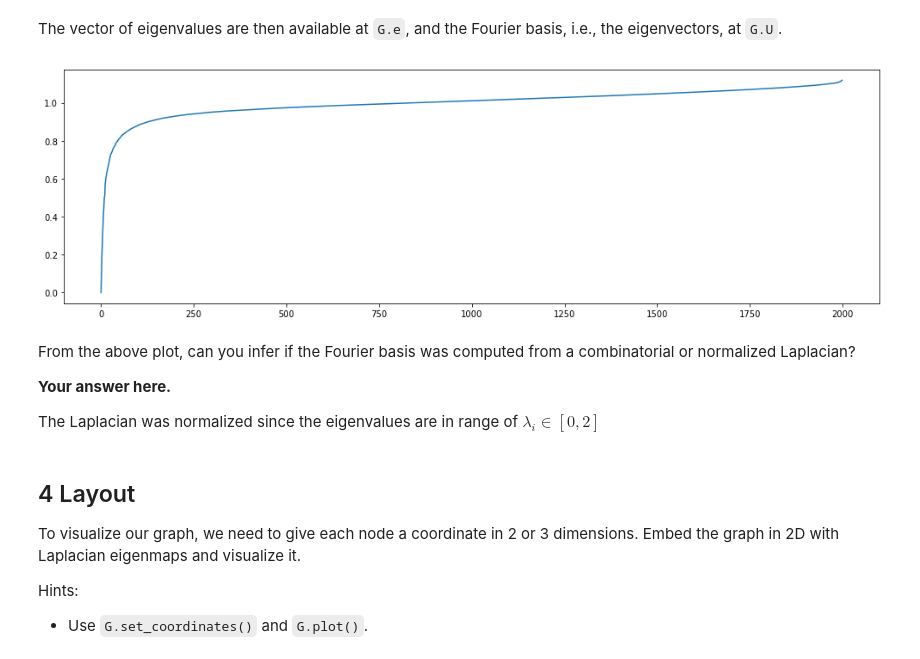
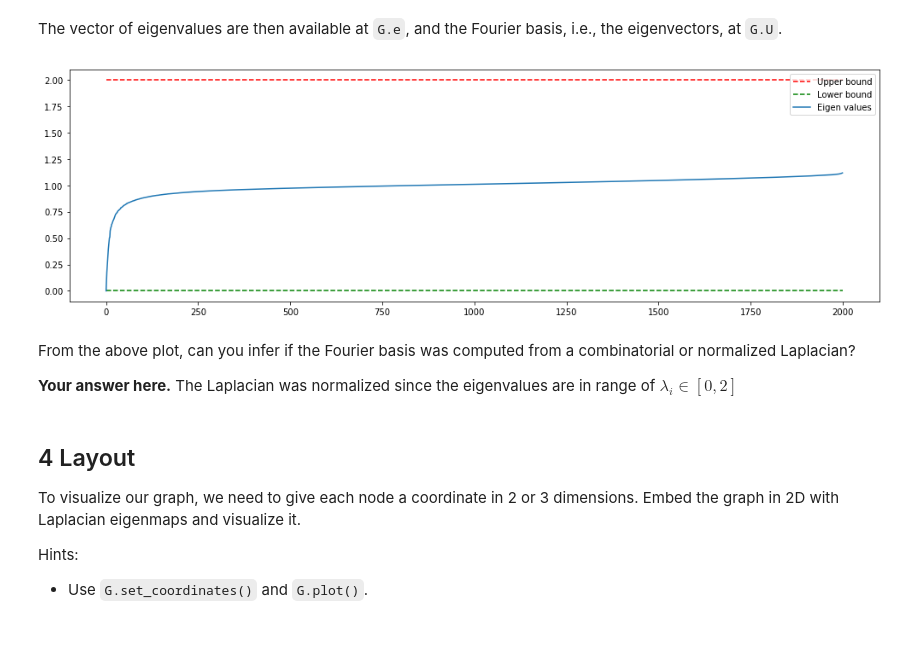
Before and after one commit to ChristopheEcabert/ntds_2017, a Jupyter notebook: assignments/04_graph_signal_processing.ipynb, the cells around one changed output. Drawn from its saved outputs; the diff is of its cells as text; code cells hidden in the pictures.

```diff
--- a/assignments/04_graph_signal_processing.ipynb
+++ b/assignments/04_graph_signal_processing.ipynb
@@ -64,16 +64,18 @@ The PyGSP can compute the graph Fourier basis.
 G.compute_fourier_basis(recompute=True)
 # %% [markdown]
 The vector of eigenvalues are then available at `G.e`, and the Fourier basis, i.e., the eigenvectors, at `G.U`.
-# %%
-plt.plot(G.e);
-# %% [output]
-[figure, removed]
+# %%
+plt.plot([0, len(G.e)],[2.0, 2.0], 'r--')
+plt.plot([0, len(G.e)],[0.0, 0.0], 'g--')
+plt.plot(G.e);
+plt.legend(['Upper bound', 'Lower bound', 'Eigen values'], loc='upper right')
+plt.show()
+# %% [output]
+[figure, added]
 # %% [markdown]
 From the above plot, can you infer if the Fourier basis was computed from a combinatorial or normalized Laplacian?
 
-**Your answer here.**
-
-The Laplacian was normalized since the eigenvalues are in range of $\lambda_i \in \left[0, 2\right]$
+**Your answer here.** The Laplacian was normalized since the eigenvalues are in range of $\lambda_i \in \left[0, 2\right]$
 # %% [markdown]
 ## 4 Layout
 
```
Also changed, not shown: parts of 15 cells of this notebook.
